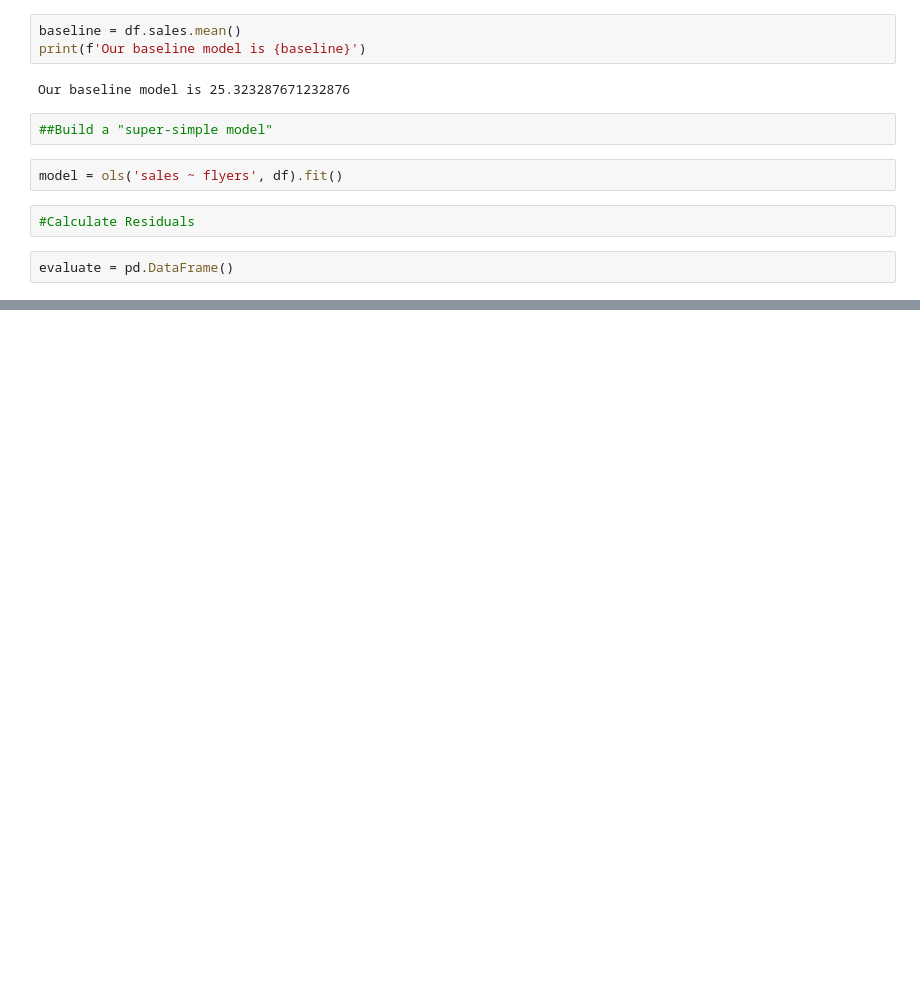
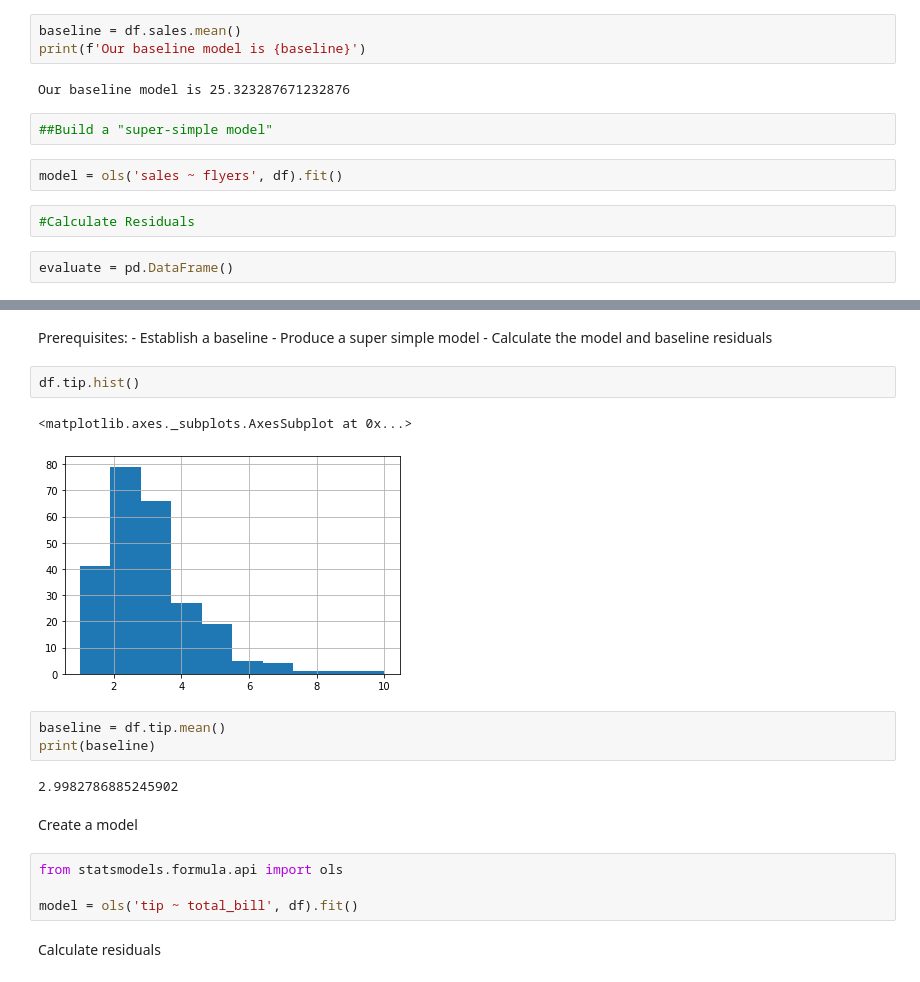
Before and after one commit to matt-c-knight/regression_exercises, a Jupyter notebook: evaluate.ipynb, the cells around one changed output, grey strips where cells are left out. Drawn from its saved outputs; the diff is of its cells as text; blank space fills up the shorter version.

```diff
--- a/evaluate.ipynb
+++ b/evaluate.ipynb
@@ -56,0 +173,23 @@ evaluate = pd.DataFrame()
+# %% [markdown]
+Prerequisites:
+    - Establish a baseline
+    - Produce a super simple model
+    - Calculate the model and baseline residuals
+# %%
+df.tip.hist()
+# %% [output]
+<matplotlib.axes._subplots.AxesSubplot at 0x...>
+[figure, added]
+# %%
+baseline = df.tip.mean()
+print(baseline)
+# %% [output]
+2.9982786885245902
+# %% [markdown]
+Create a model
+# %%
+from statsmodels.formula.api import ols
+
+model = ols('tip ~ total_bill', df).fit()
+# %% [markdown]
+Calculate residuals
```
Also changed, not shown: parts of 23 cells of this notebook.
